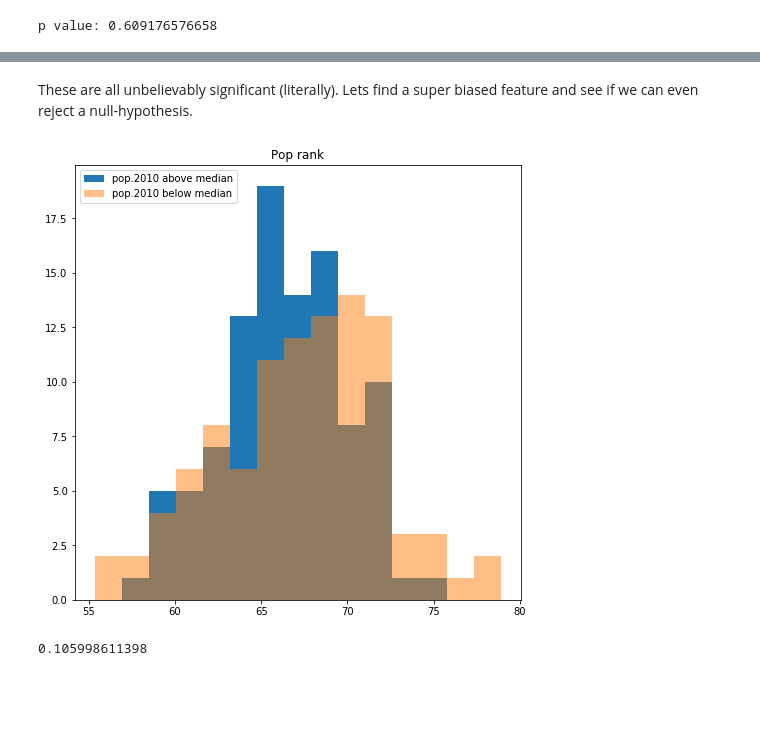
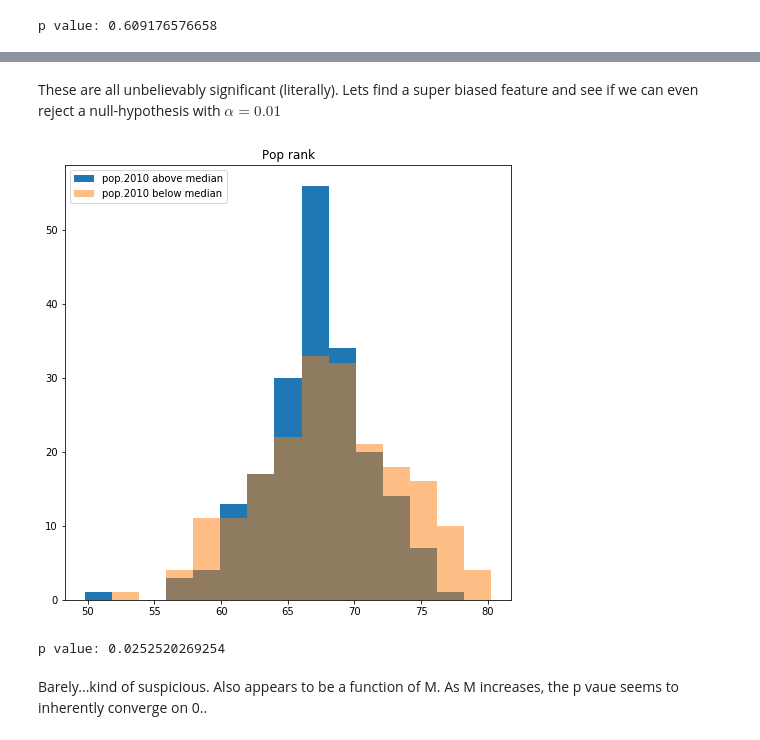
Before and after one commit to rab170/research-methods, a Jupyter notebook: olympics-hypothesis-testing/hypothesis_testing.ipynb, the cells around one changed output, grey strips where cells are left out. Saved outputs shown, nothing was run; the diff lists cells and outputs as text; code cells hidden in the pictures; blank space fills up the shorter version.

```diff
--- a/olympics-hypothesis-testing/hypothesis_testing.ipynb
+++ b/olympics-hypothesis-testing/hypothesis_testing.ipynb
@@ -116,25 +118,27 @@ p value: 1.99705895687e-61
 # %% [markdown]
-These are all unbelievably significant (literally). Lets find a super biased feature and see if we can even reject a null-hypothesis.
+These are all unbelievably significant (literally). Lets find a super biased feature and see if we can even reject a null-hypothesis with $\alpha = 0.01$
 # %%
 split_feature = 'pop.2010'
-samples, mu = centeral_limit_theorem_samples(split_feature, N = 25, M = 100)
+samples, mu = centeral_limit_theorem_samples(split_feature, N = 25, M = 200)
 
 for feature in ['Pop rank']:
     a = mu['above'][feature]
     b = mu['below'][feature]
 
     fig = plt.figure(figsize=(8, 8))
     axes = fig.add_subplot(111)
 
     bins=np.histogram(np.hstack((a,b)), bins=15)[1]
     axes.hist(a, bins, label = '{0} above median'.format(split_feature))
     axes.hist(b, bins, label = '{0} below median'.format(split_feature), alpha=0.5)
     axes.set_title(feature)
     axes.legend(loc=2);
     plt.show(fig)
 
     res = stats.ttest_ind(a, b, equal_var=False)
-    print res.pvalue
+    print 'p value: {0}'.format(res.pvalue)
 # %% [output]
-[figure, old version]
+[figure, new version]
-0.105998611398
+p value: 0.0252520269254
+# %% [markdown]
+Barely...kind of suspicious. Also appears to be a function of M. As M increases, the p vaue seems to inherently converge on 0..
```
Also changed, not shown: parts of 2 cells of this notebook.
